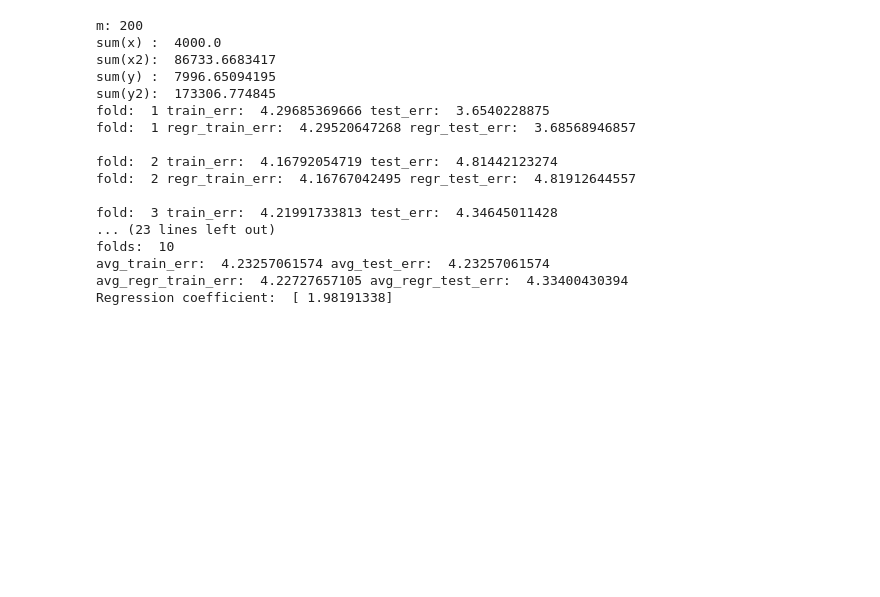
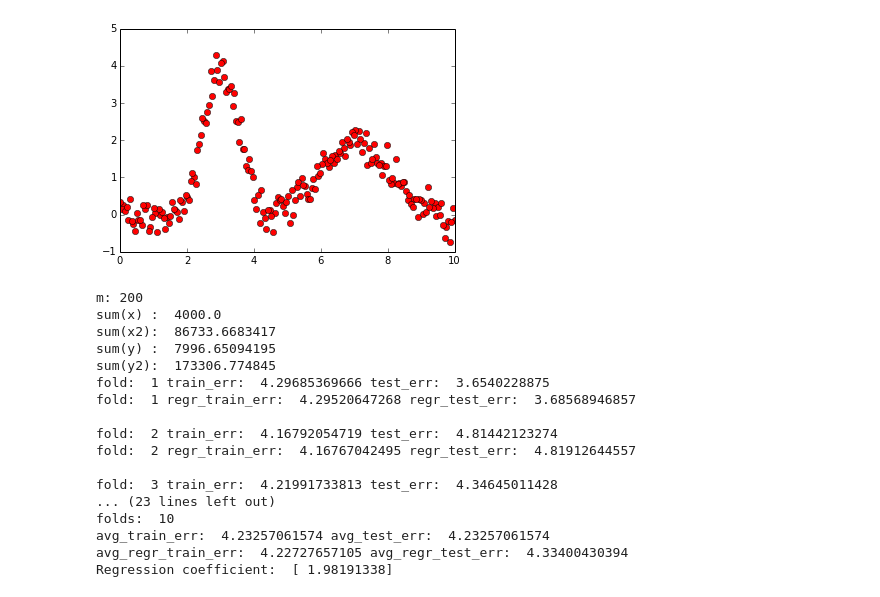
Before and after one commit to JSP20SCM68W/CS584, a Jupyter notebook: Assignment1.ipynb, the cells around one changed output. Cells and saved outputs as stored; diff of their text form; code cells hidden in the pictures; blank space fills up the shorter version.

```diff
--- a/Assignment1.ipynb
+++ b/Assignment1.ipynb
@@ -64,5 +75,7 @@ plot_data(sset3,None)
 # %%
-plot_data(sset4,None)
+plot_data(sset4,None,0)
+# %% [output]
+[figure, added]
 # %%
 def fit_single_feature_linear_model(data):
     '''fit linear model with the data
```
Also changed, not shown: parts of 16 cells of this notebook.
